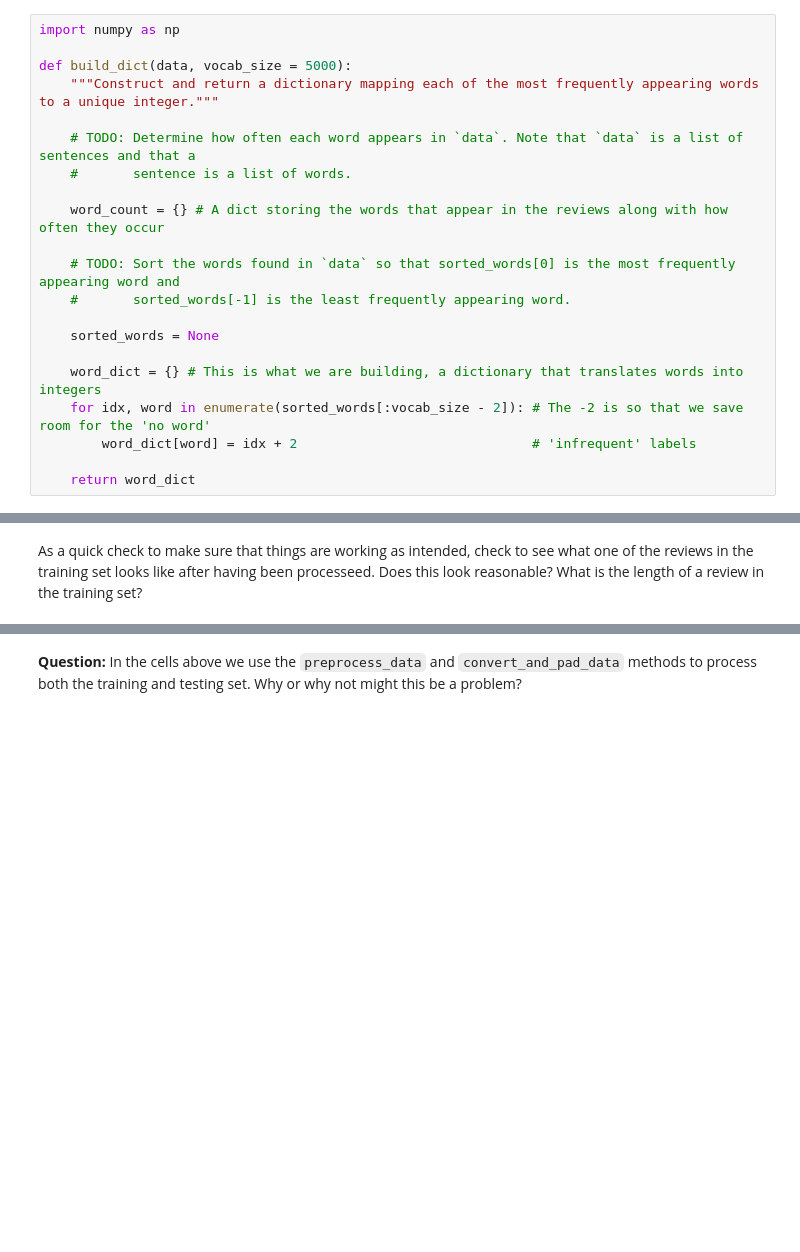
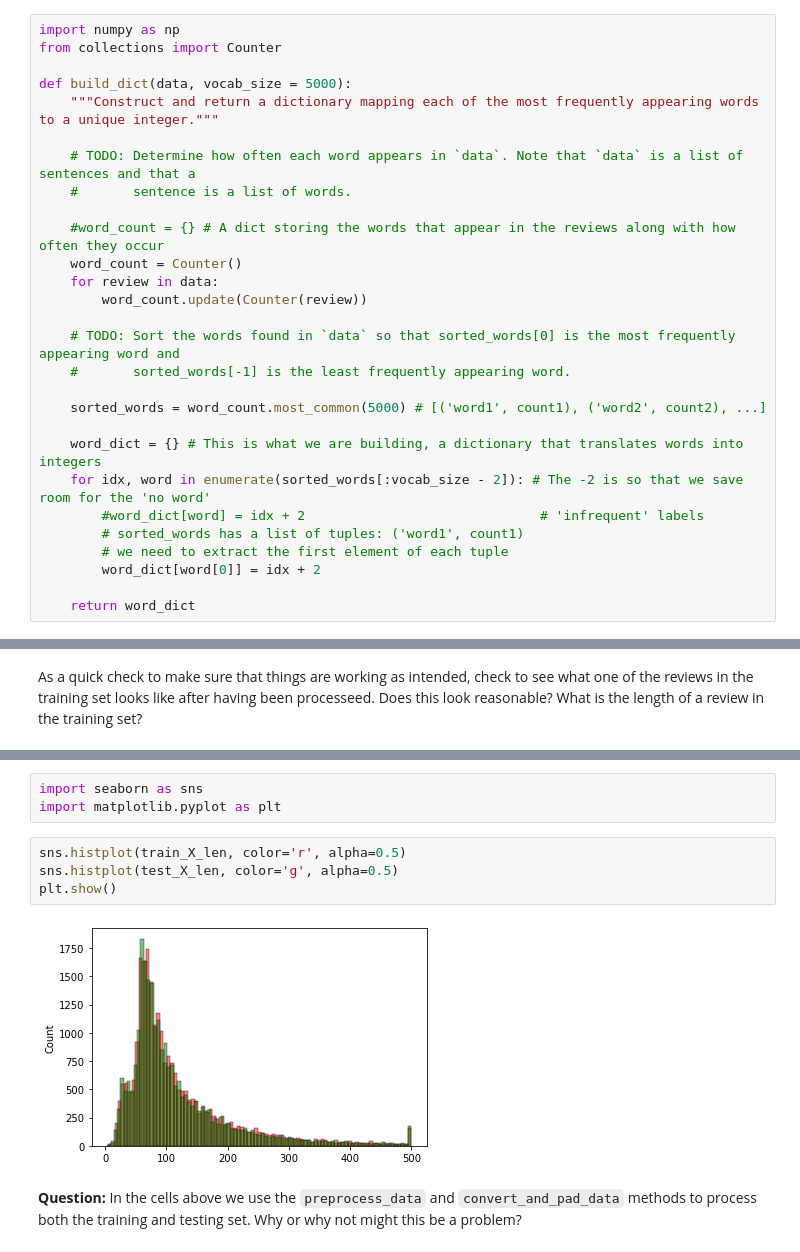
Before and after one commit to mxagar/sentiment_rnn_aws_deployment, a Jupyter notebook: src/SageMaker_Sentiment_Analysis_Project.ipynb, the cells around one changed output, grey strips where cells are left out. Cells and saved outputs as stored; diff of their text form; blank space fills up the shorter version.

Commit message:
complete notebook until step 7: initial deployment after training + test/evaluate

```diff
--- a/src/SageMaker_Sentiment_Analysis_Project.ipynb
+++ b/src/SageMaker_Sentiment_Analysis_Project.ipynb
@@ -212,6 +243,7 @@ To begin with, we need to construct a way to map words that appear in the review
 > **TODO:** Complete the implementation for the `build_dict()` method below. Note that even though the vocab_size is set to `5000`, we only want to construct a mapping for the most frequently appearing `4998` words. This is because we want to reserve the special labels `0` for 'no word' and `1` for 'infrequent word'.
 # %%
 import numpy as np
+from collections import Counter
 
 def build_dict(data, vocab_size = 5000):
     """Construct and return a dictionary mapping each of the most frequently appearing words to a unique integer."""
@@ -219,16 +251,22 @@ def build_dict(data, vocab_size = 5000):
     # TODO: Determine how often each word appears in `data`. Note that `data` is a list of sentences and that a
     #       sentence is a list of words.
 
-    word_count = {} # A dict storing the words that appear in the reviews along with how often they occur
+    #word_count = {} # A dict storing the words that appear in the reviews along with how often they occur
+    word_count = Counter()
+    for review in data:
+        word_count.update(Counter(review))
 
     # TODO: Sort the words found in `data` so that sorted_words[0] is the most frequently appearing word and
     #       sorted_words[-1] is the least frequently appearing word.
 
-    sorted_words = None
+    sorted_words = word_count.most_common(5000) # [('word1', count1), ('word2', count2), ...]
 
     word_dict = {} # This is what we are building, a dictionary that translates words into integers
     for idx, word in enumerate(sorted_words[:vocab_size - 2]): # The -2 is so that we save room for the 'no word'
-        word_dict[word] = idx + 2                              # 'infrequent' labels
+        #word_dict[word] = idx + 2                              # 'infrequent' labels
+        # sorted_words has a list of tuples: ('word1', count1)
+        # we need to extract the first element of each tuple
+        word_dict[word[0]] = idx + 2
 
     return word_dict
 # %%
@@ -289,2 +350,11 @@ As a quick check to make sure that things are working as intended, check to see
+# %%
+import seaborn as sns
+import matplotlib.pyplot as plt
+# %%
+sns.histplot(train_X_len, color='r', alpha=0.5)
+sns.histplot(test_X_len, color='g', alpha=0.5)
+plt.show()
+# %% [output]
+[figure, added]
 # %% [markdown]
 **Question:** In the cells above we use the `preprocess_data` and `convert_and_pad_data` methods to process both the training and testing set. Why or why not might this be a problem?
```
Also changed, not shown: parts of 29 cells of this notebook.
